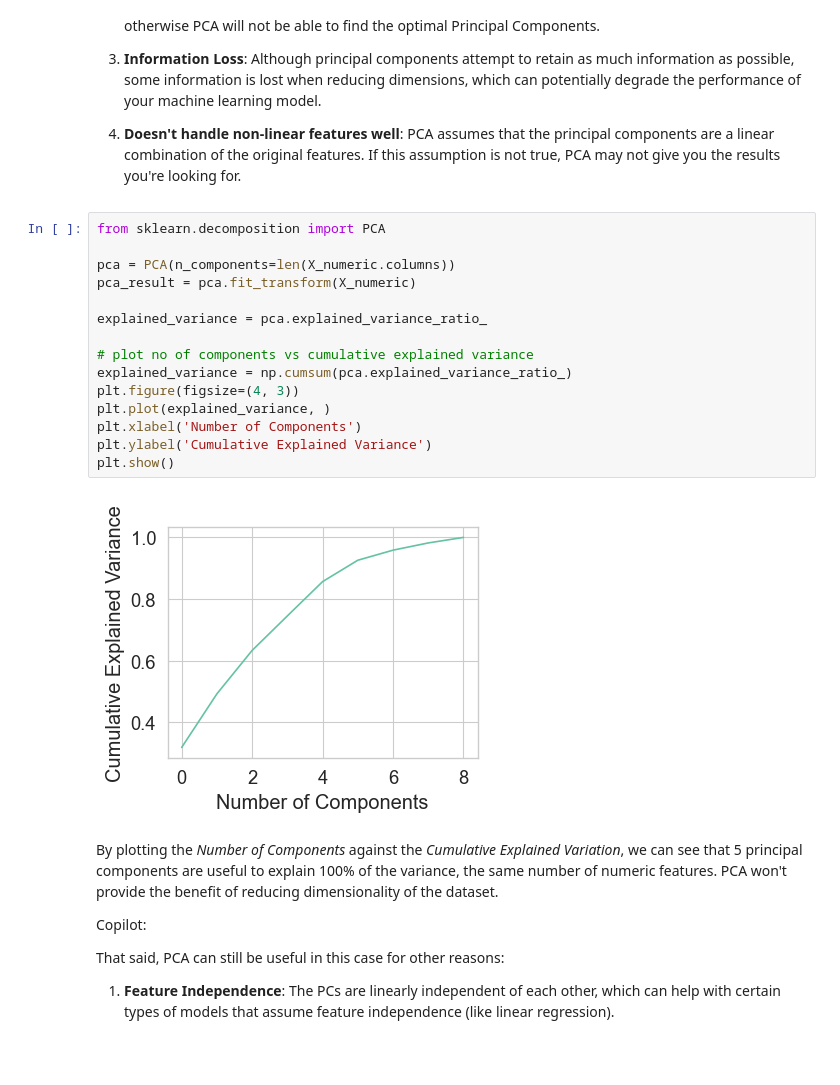
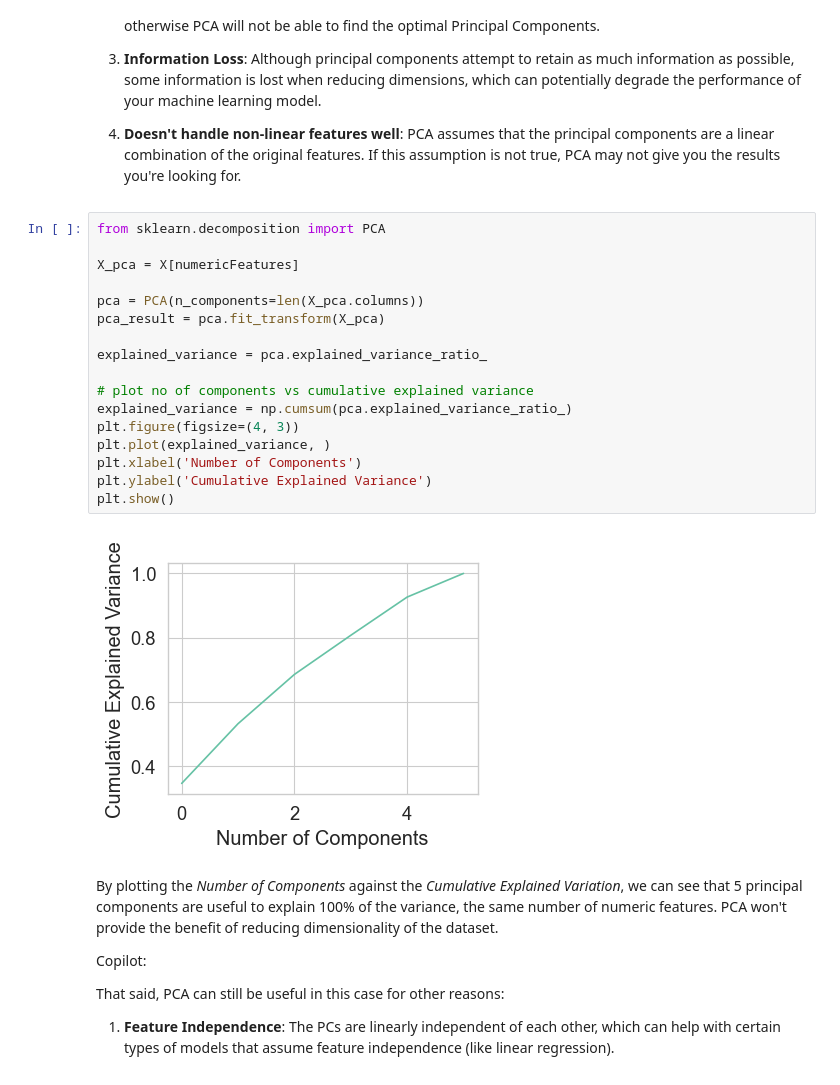
Before and after one commit to diogocerveira/heart-prediese, a Jupyter notebook: DACO_code.ipynb, the cells around one changed output. Saved outputs shown, nothing was run; the diff lists cells and outputs as text.

```diff
--- a/DACO_code.ipynb
+++ b/DACO_code.ipynb
@@ -177,20 +177,22 @@ Disadvantages of using PCA:
 # %%
 from sklearn.decomposition import PCA
 
-pca = PCA(n_components=len(X_numeric.columns))
-pca_result = pca.fit_transform(X_numeric)
+X_pca = X[numericFeatures]
+
+pca = PCA(n_components=len(X_pca.columns))
+pca_result = pca.fit_transform(X_pca)
 
 explained_variance = pca.explained_variance_ratio_
 
 # plot no of components vs cumulative explained variance
 explained_variance = np.cumsum(pca.explained_variance_ratio_)
 plt.figure(figsize=(4, 3))
 plt.plot(explained_variance, )
 plt.xlabel('Number of Components')
 plt.ylabel('Cumulative Explained Variance')
 plt.show()
 # %% [output]
-[figure, old version]
+[figure, new version]
 # %% [markdown]
 By plotting the *Number of Components* against the *Cumulative Explained Variation*, we can see that 5 principal components are useful to explain 100% of the variance, the same number of numeric features. PCA won't provide the benefit of reducing dimensionality of the dataset.
 
```
Also changed, not shown: parts of 4 cells of this notebook.
